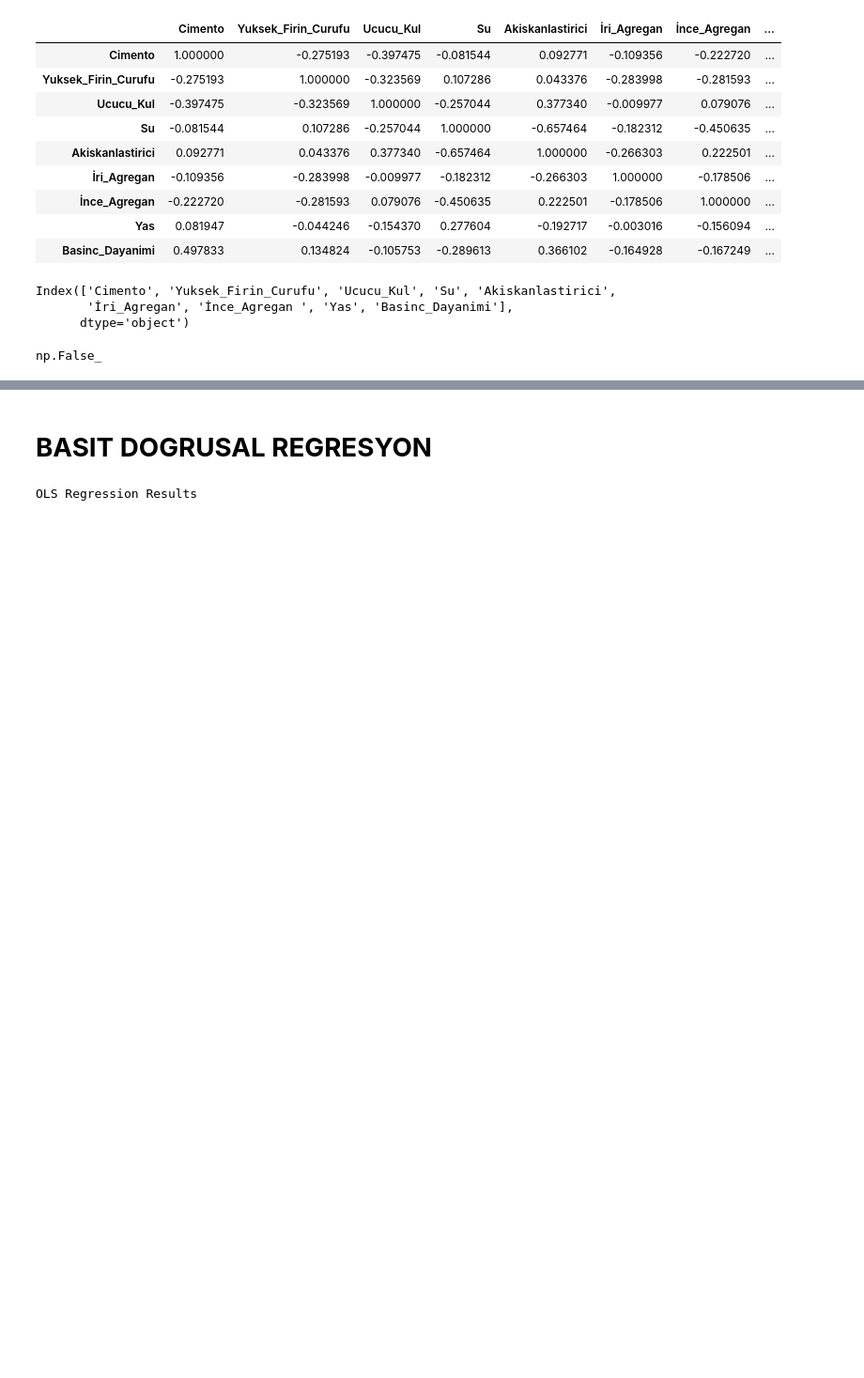
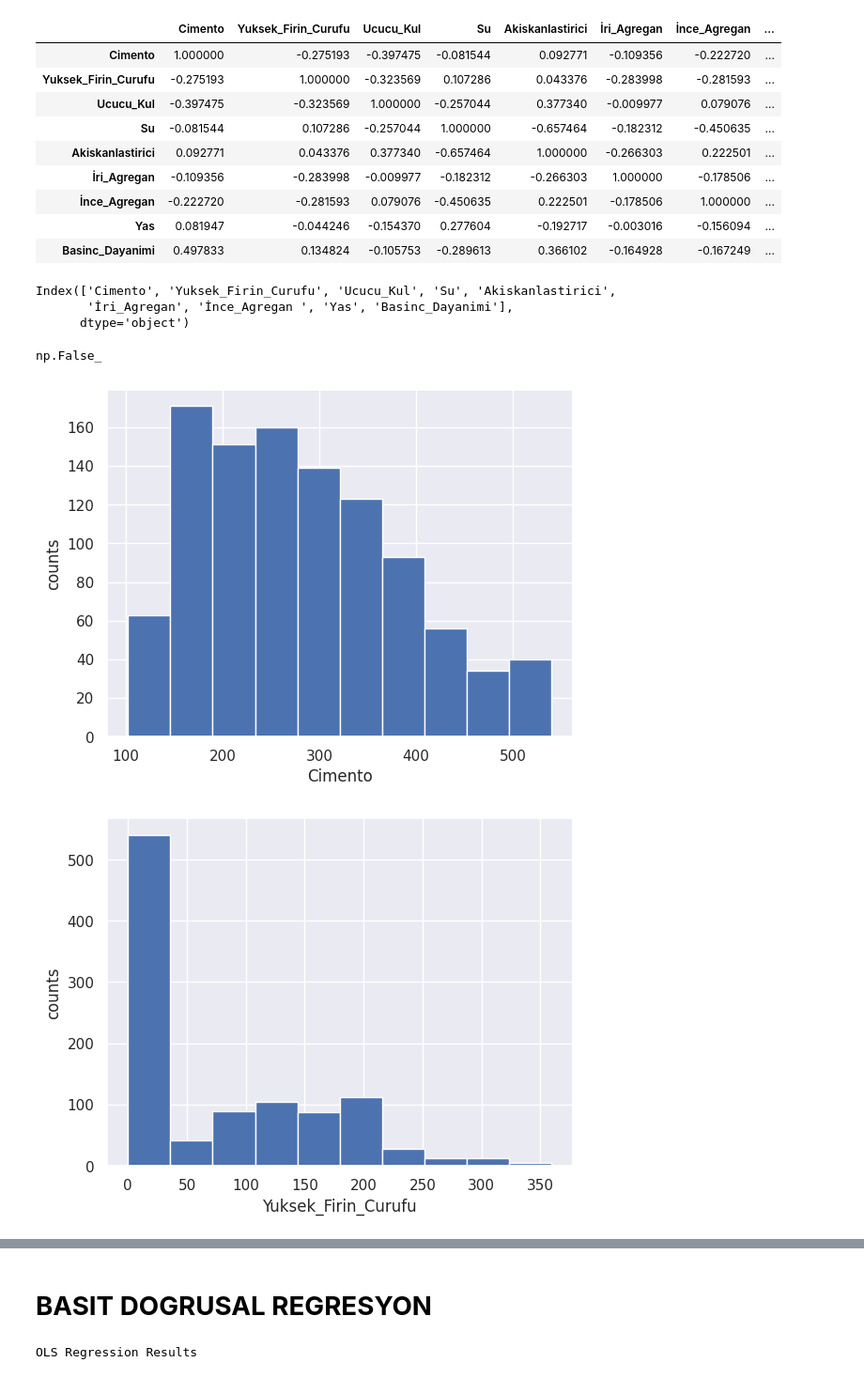
Before and after one commit to musa-fe/Machine_Learning, a Jupyter notebook: Regression.ipynb, the cells around one changed output, grey strips where cells are left out. Shown at 94% size. Drawn from its saved outputs; the diff is of its cells as text; code cells hidden in the pictures; blank space fills up the shorter version.

```diff
--- a/Regression.ipynb
+++ b/Regression.ipynb
@@ -49,3 +51,13 @@ Index(['Cimento', 'Yuksek_Firin_Curufu', 'Ucucu_Kul', 'Su', 'Akiskanlastirici',
 dat.isnull().values.any()
 # %% [output]
 np.False_
+# %%
+for i in dat.columns:
+    plt.hist(dat[i])
+    plt.xticks()
+    plt.xlabel(i)
+    plt.ylabel('counts')
+    plt.show()
+# %% [output]
+[figure, added]
+[figure, added]
```
Also changed, not shown: parts of 2 cells of this notebook.
